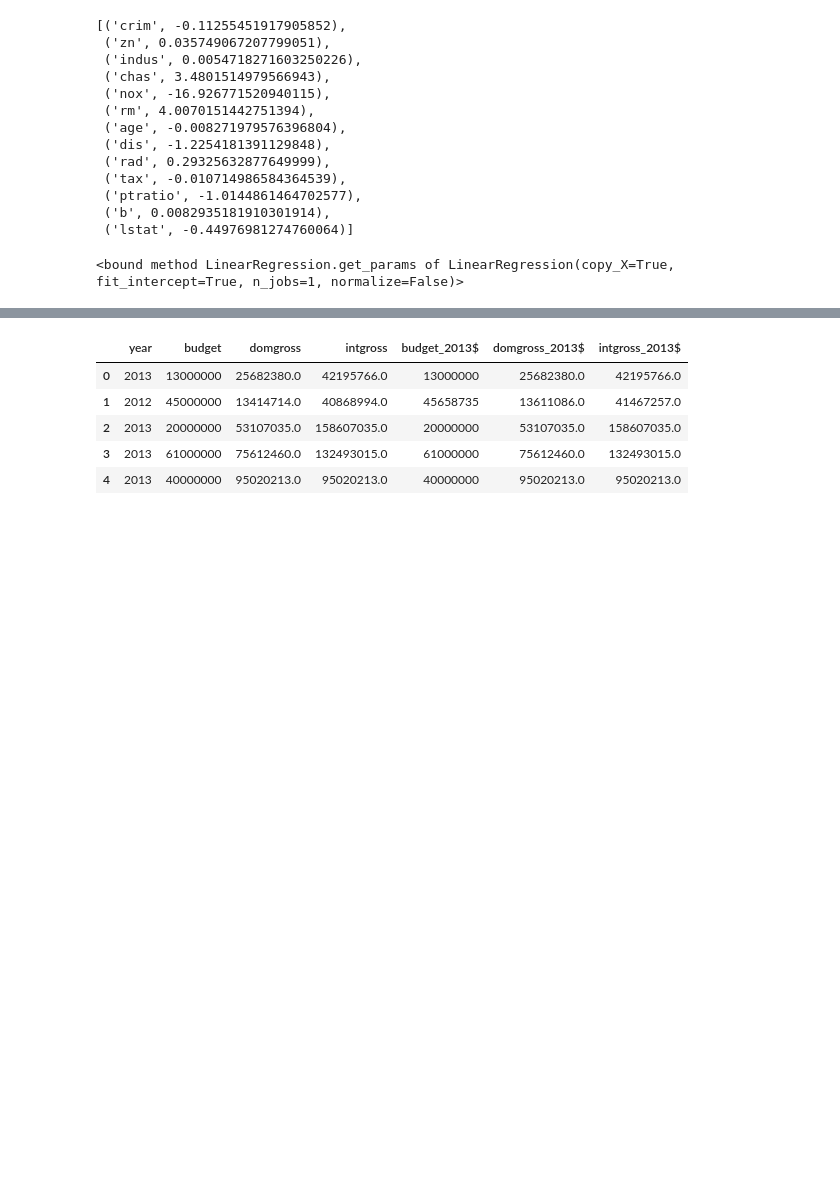
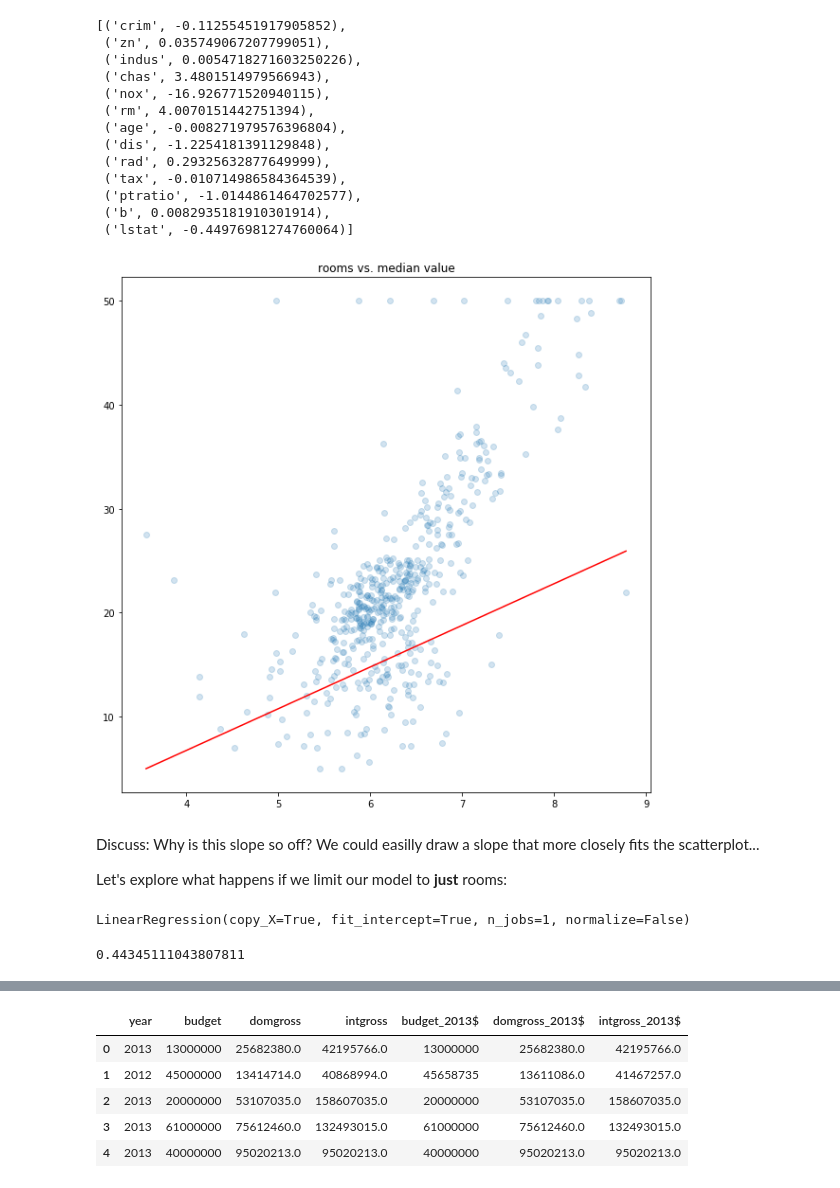
Before and after one commit to maripqz/WWC-Workshop-Intro-to-Machine-Learning, a Jupyter notebook: Lecture_Notes.ipynb, the cells around one changed output, grey strips where cells are left out. Saved outputs shown, nothing was run; the diff lists cells and outputs as text; code cells hidden in the pictures; blank space fills up the shorter version.

```diff
--- a/Lecture_Notes.ipynb
+++ b/Lecture_Notes.ipynb
@@ -114,8 +116,35 @@ zip(boston_df.columns, linear_model.coef_)
  ('ptratio', -1.0144861464702577),
  ('b', 0.0082935181910301914),
  ('lstat', -0.44976981274760064)]
-# %%
-plt.scatter(boston_df.rm, )
-plt.show()
-# %% [output]
-<bound method LinearRegression.get_params of LinearRegression(copy_X=True, fit_intercept=True, n_jobs=1, normalize=False)>
+# %%
+#using the slope from the coefficients above
+slope = 4.00701
+x_0 = boston_df.rm.min()
+y_0 = y.min()
+
+x_1 = boston_df.rm.max()
+y_1 = slope * (x_1 - x_0) + y_0
+
+fig, ax = plt.subplots(figsize=(10,10))
+
+ax.scatter(boston_df.rm, y, alpha=.2)
+ax.plot([x_0, x_1], [y_0, y_1], c='r')
+ax.set_title('rooms vs. median value');
+# %% [output]
+[figure, added]
+# %% [markdown]
+Discuss: Why is this slope so off? We could easilly draw a slope that more closely fits the scatterplot...
+
+
+Let's explore what happens if we limit our model to **just** rooms:
+# %%
+rooms_train = X_train['rm'].reset_index()
+rm_model = LinearRegression()
+rm_model.fit(rooms_train, y_train)
+# %% [output]
+LinearRegression(copy_X=True, fit_intercept=True, n_jobs=1, normalize=False)
+# %%
+rooms_test = X_test['rm'].reset_index()
+rm_model.score(rooms_test, y_test)
+# %% [output]
+0.44345111043807811
```
Also changed, not shown: parts of 16 cells of this notebook.
